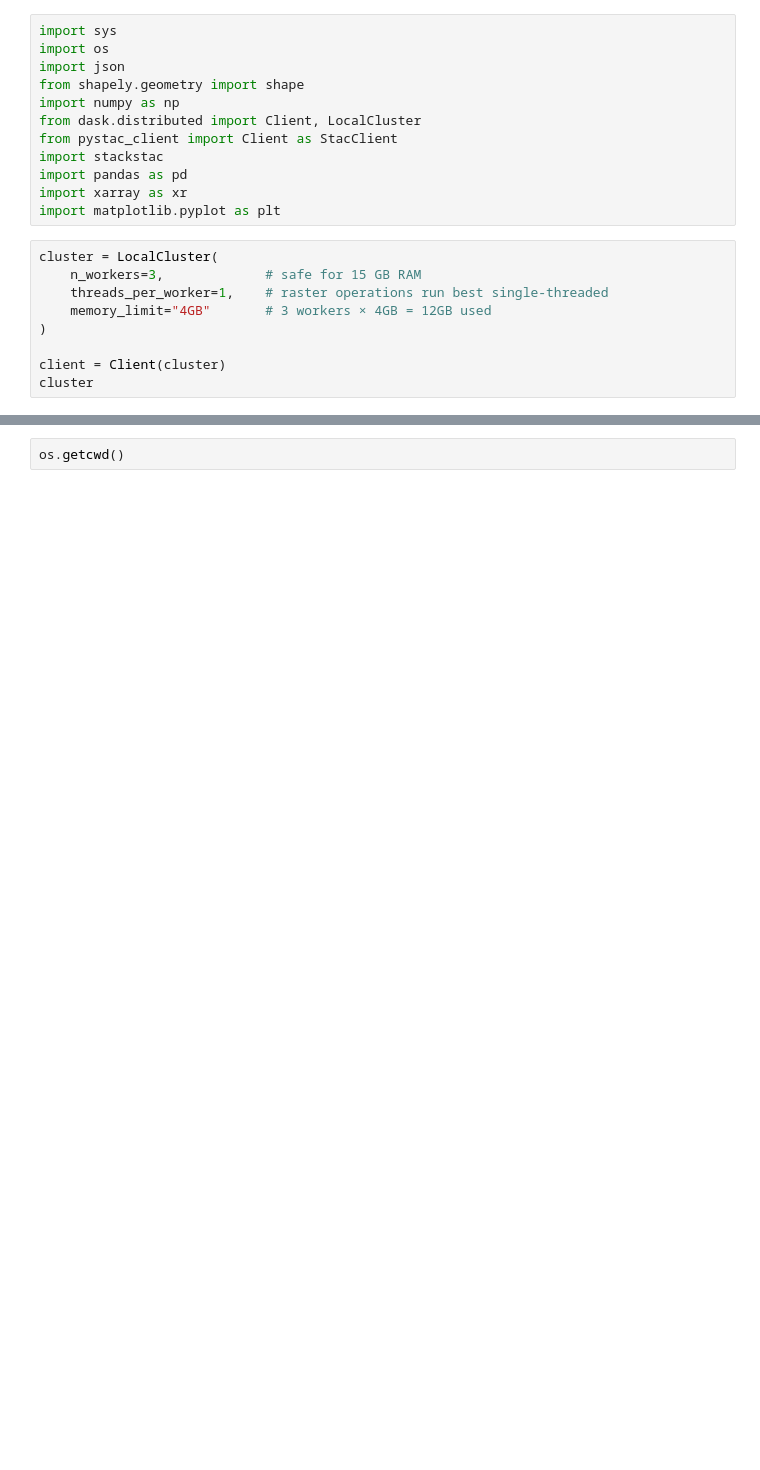
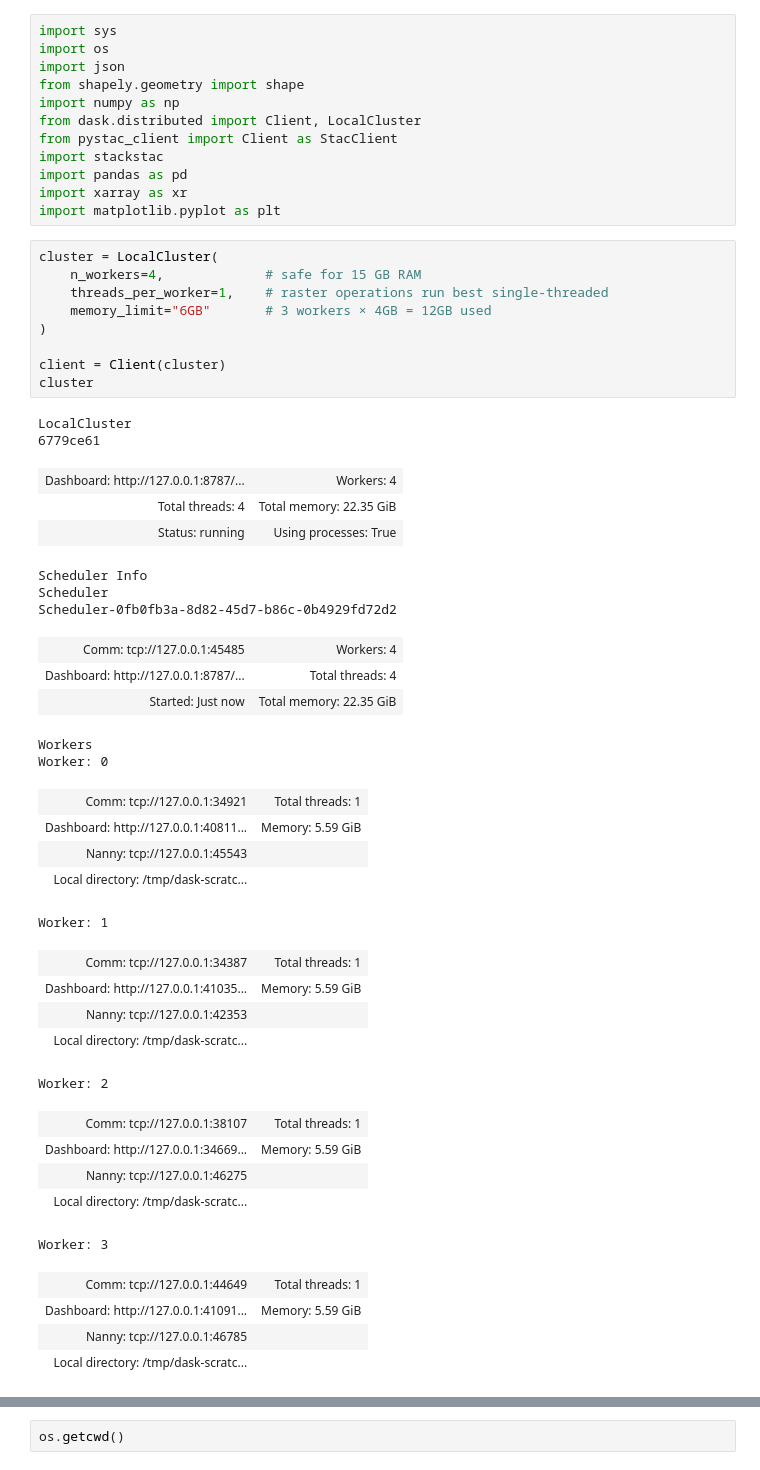
Before and after one commit to Gracey0201/tampa-bay-water-quality, a Jupyter notebook: scr/notebooks/WQI.ipynb, the cells around one changed output, grey strips where cells are left out. Cells and saved outputs as stored; diff of their text form; blank space fills up the shorter version.

```diff
--- a/scr/notebooks/WQI.ipynb
+++ b/scr/notebooks/WQI.ipynb
@@ -12,10 +12,43 @@ import xarray as xr
 import matplotlib.pyplot as plt
 # %%
 cluster = LocalCluster(
-    n_workers=3,             # safe for 15 GB RAM
+    n_workers=4,             # safe for 15 GB RAM
     threads_per_worker=1,    # raster operations run best single-threaded
-    memory_limit="4GB"       # 3 workers × 4GB = 12GB used
+    memory_limit="6GB"       # 3 workers × 4GB = 12GB used
 )
 
 client = Client(cluster)
 cluster
+# %% [output]
+LocalCluster
+6779ce61
+| Dashboard: http://127.0.0.1:8787/... | Workers: 4 |
+| Total threads: 4 | Total memory: 22.35 GiB |
+| Status: running | Using processes: True |
+Scheduler Info
+Scheduler
+Scheduler-0fb0fb3a-8d82-45d7-b86c-0b4929fd72d2
+| Comm: tcp://127.0.0.1:45485 | Workers: 4 |
+| Dashboard: http://127.0.0.1:8787/... | Total threads: 4 |
+| Started: Just now | Total memory: 22.35 GiB |
+Workers
+Worker: 0
+| Comm: tcp://127.0.0.1:34921 | Total threads: 1 |
+| Dashboard: http://127.0.0.1:40811... | Memory: 5.59 GiB |
+| Nanny: tcp://127.0.0.1:45543 |  |
+| Local directory: /tmp/dask-scratc... |  |
+Worker: 1
+| Comm: tcp://127.0.0.1:34387 | Total threads: 1 |
+| Dashboard: http://127.0.0.1:41035... | Memory: 5.59 GiB |
+| Nanny: tcp://127.0.0.1:42353 |  |
+| Local directory: /tmp/dask-scratc... |  |
+Worker: 2
+| Comm: tcp://127.0.0.1:38107 | Total threads: 1 |
+| Dashboard: http://127.0.0.1:34669... | Memory: 5.59 GiB |
+| Nanny: tcp://127.0.0.1:46275 |  |
+| Local directory: /tmp/dask-scratc... |  |
+Worker: 3
+| Comm: tcp://127.0.0.1:44649 | Total threads: 1 |
+| Dashboard: http://127.0.0.1:41091... | Memory: 5.59 GiB |
+| Nanny: tcp://127.0.0.1:46785 |  |
+| Local directory: /tmp/dask-scratc... |  |
```
Also changed, not shown: parts of 4 cells of this notebook.
